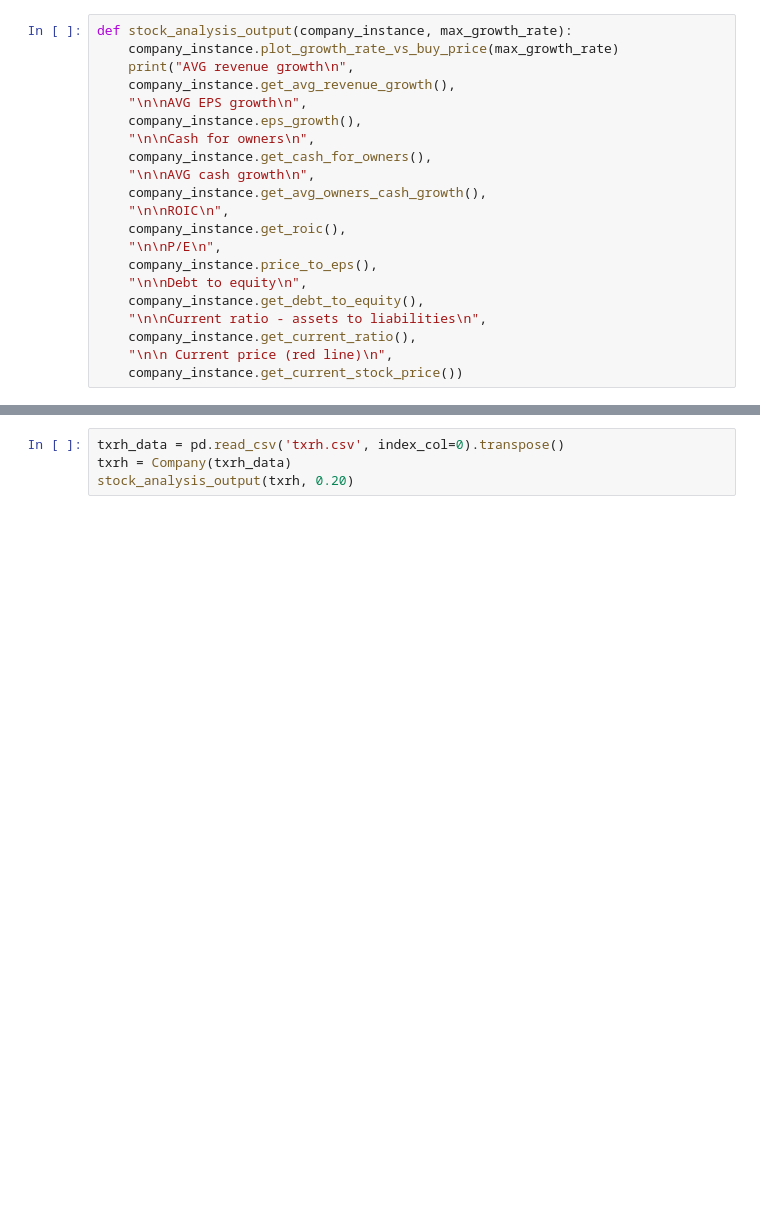
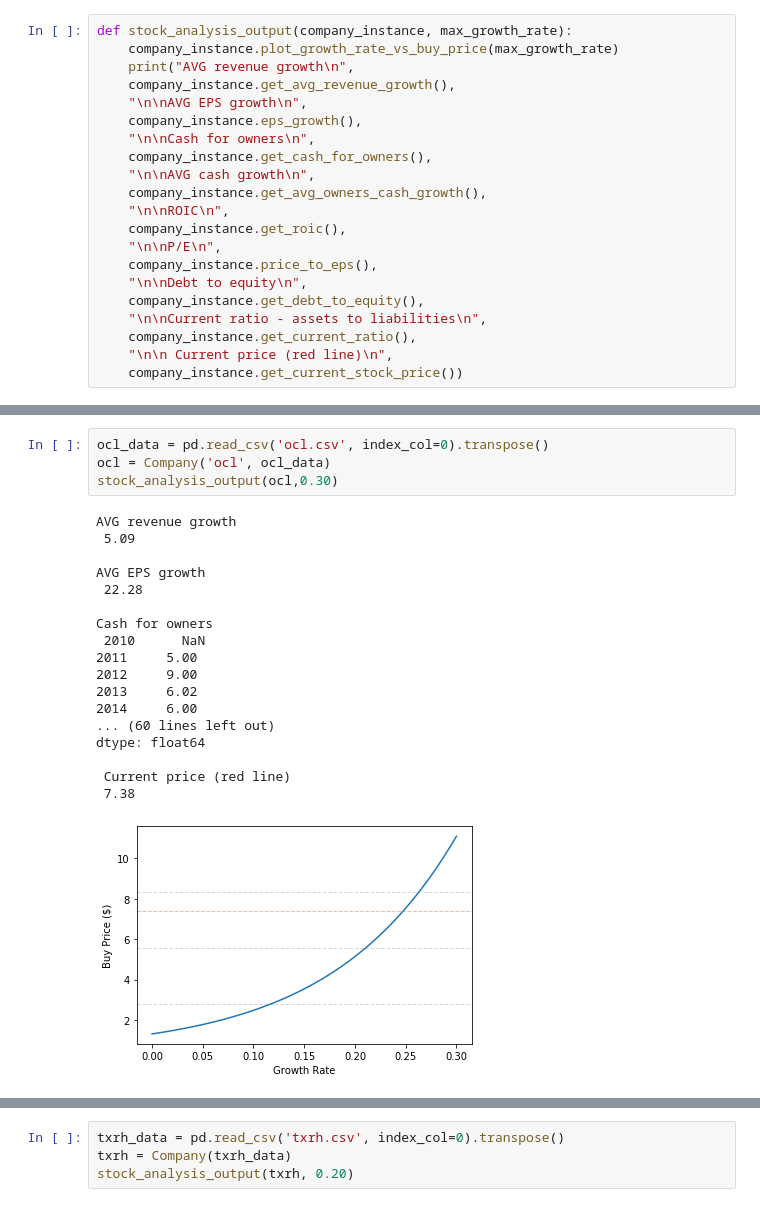
Before and after one commit to zloff/stock-analysis, a Jupyter notebook: Stock analysis project breakdown steps.ipynb, the cells around one changed output, grey strips where cells are left out. Cells and saved outputs as stored; diff of their text form; blank space fills up the shorter version.

```diff
--- a/Stock analysis project breakdown steps.ipynb
+++ b/Stock analysis project breakdown steps.ipynb
@@ -377,3 +417,26 @@ dtype: float64
+# %%
+ocl_data = pd.read_csv('ocl.csv', index_col=0).transpose()
+ocl = Company('ocl', ocl_data)
+stock_analysis_output(ocl,0.30)
+# %% [output]
+AVG revenue growth
+ 5.09
+
+AVG EPS growth
+ 22.28
+
+Cash for owners
+ 2010      NaN
+2011     5.00
+2012     9.00
+2013     6.02
+2014     6.00
+... (60 lines left out)
+dtype: float64
+
+ Current price (red line)
+ 7.38
+[figure, added]
 # %%
 qan_data = pd.read_csv('qan.csv', index_col=0).transpose()
 qan = Company('qan', qan_data)
```
Also changed, not shown: parts of 17 cells of this notebook.
